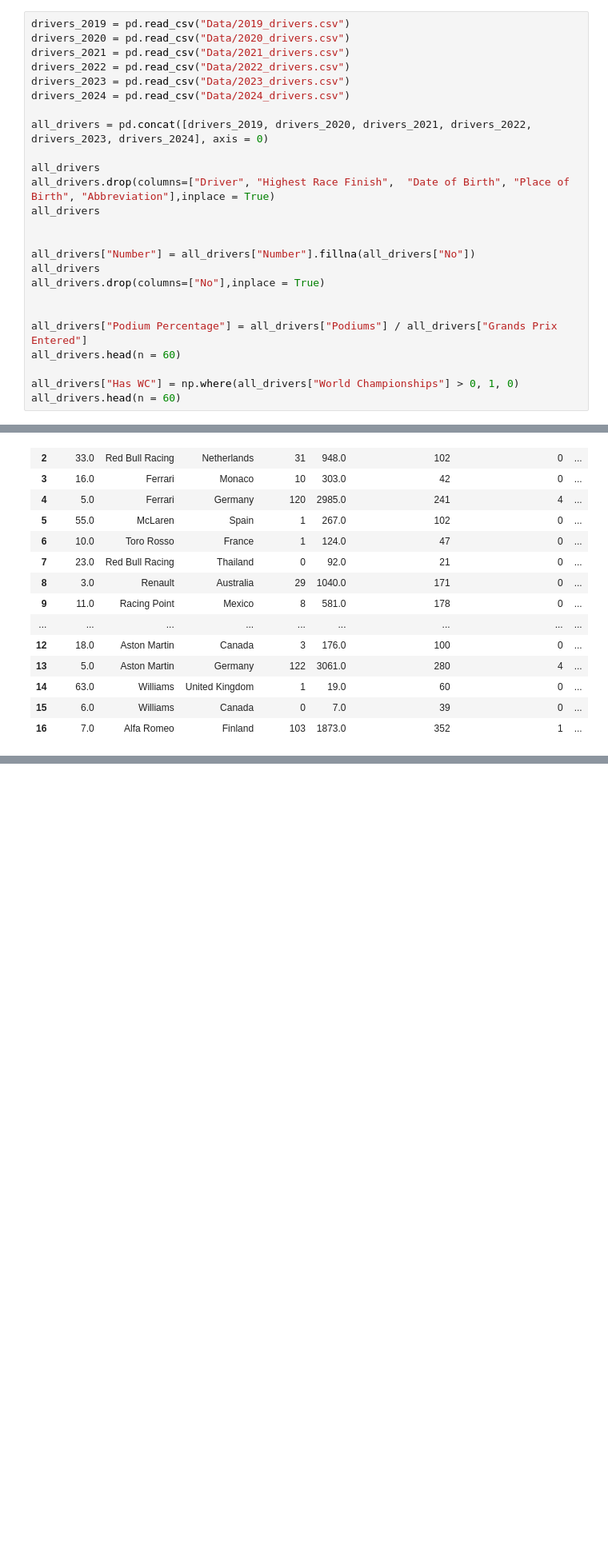
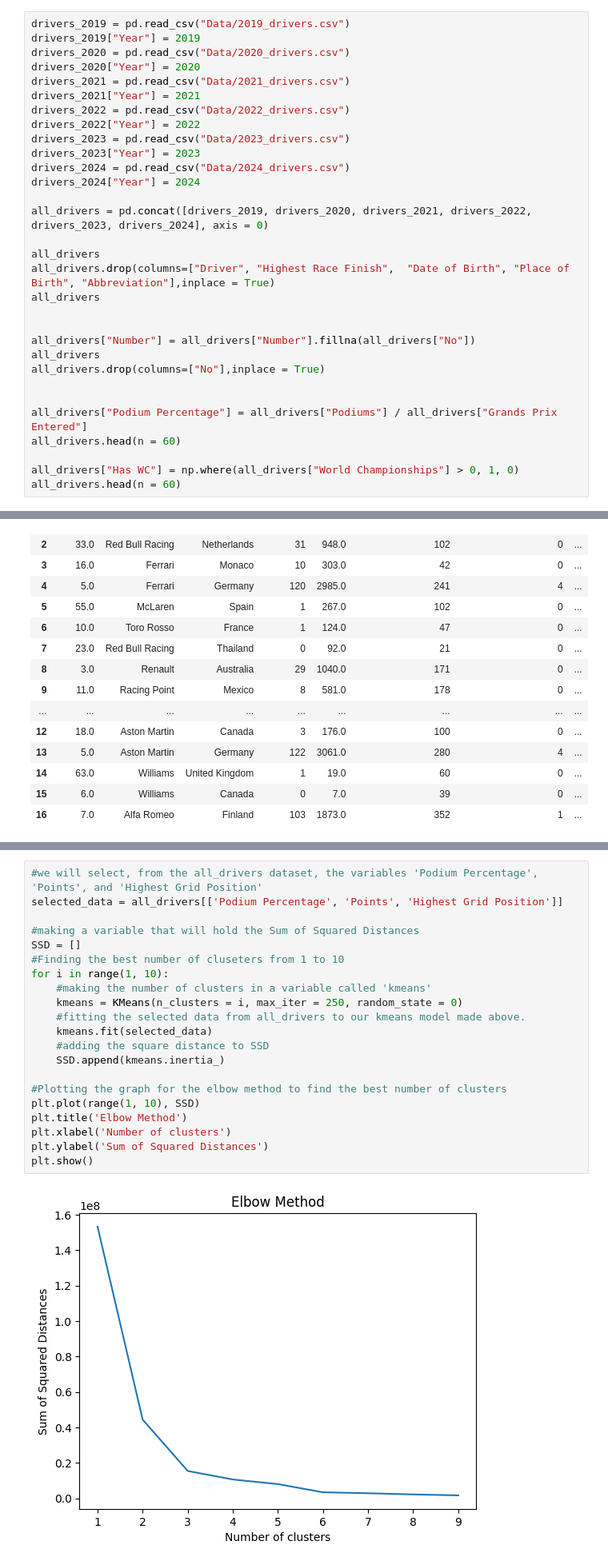
Before and after one commit to Dekamayaro/F1-Prediction-Project, a Jupyter notebook: project.ipynb, the cells around one changed output, grey strips where cells are left out. Shown at 80% size. Saved outputs shown, nothing was run; the diff lists cells and outputs as text; blank space fills up the shorter version.

Commit message:
Added K-means clustering

```diff
--- a/project.ipynb
+++ b/project.ipynb
@@ -10,11 +11,17 @@ import matplotlib.pyplot as plt
 Getting the Data frame ready:
 # %%
 drivers_2019 = pd.read_csv("Data/2019_drivers.csv")
+drivers_2019["Year"] = 2019
 drivers_2020 = pd.read_csv("Data/2020_drivers.csv")
+drivers_2020["Year"] = 2020
 drivers_2021 = pd.read_csv("Data/2021_drivers.csv")
+drivers_2021["Year"] = 2021
 drivers_2022 = pd.read_csv("Data/2022_drivers.csv")
+drivers_2022["Year"] = 2022
 drivers_2023 = pd.read_csv("Data/2023_drivers.csv")
+drivers_2023["Year"] = 2023
 drivers_2024 = pd.read_csv("Data/2024_drivers.csv")
+drivers_2024["Year"] = 2024
 
 all_drivers = pd.concat([drivers_2019, drivers_2020, drivers_2021, drivers_2022, drivers_2023, drivers_2024], axis = 0)
 
@@ -117,0 +124,23 @@ To start, we will split the data we want
+# %%
+#we will select, from the all_drivers dataset, the variables 'Podium Percentage', 'Points', and 'Highest Grid Position'
+selected_data = all_drivers[['Podium Percentage', 'Points', 'Highest Grid Position']]
+
+#making a variable that will hold the Sum of Squared Distances
+SSD = []
+#Finding the best number of cluseters from 1 to 10
+for i in range(1, 10):
+    #making the number of clusters in a variable called 'kmeans'
+    kmeans = KMeans(n_clusters = i, max_iter = 250, random_state = 0)
+    #fitting the selected data from all_drivers to our kmeans model made above.
+    kmeans.fit(selected_data)
+    #adding the square distance to SSD
+    SSD.append(kmeans.inertia_)
+
+#Plotting the graph for the elbow method to find the best number of clusters
+plt.plot(range(1, 10), SSD)
+plt.title('Elbow Method')
+plt.xlabel('Number of clusters')
+plt.ylabel('Sum of Squared Distances')
+plt.show()
+# %% [output]
+[figure, added]
```
Also changed, not shown: parts of 11 cells of this notebook.
